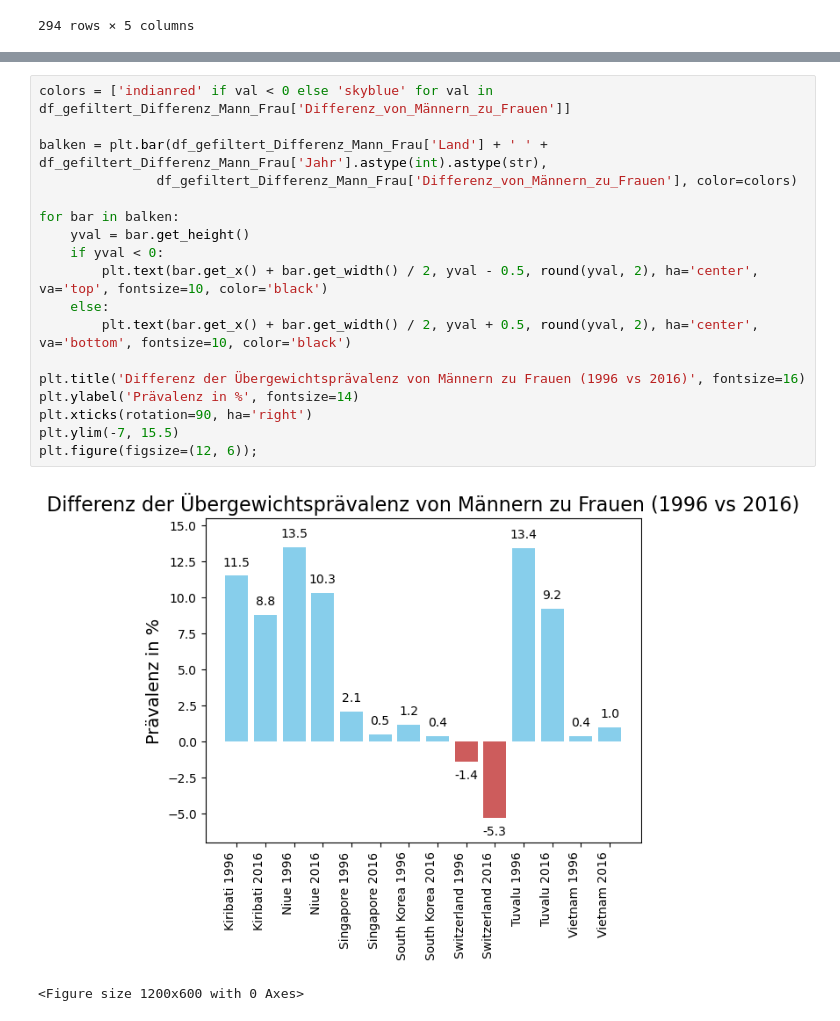
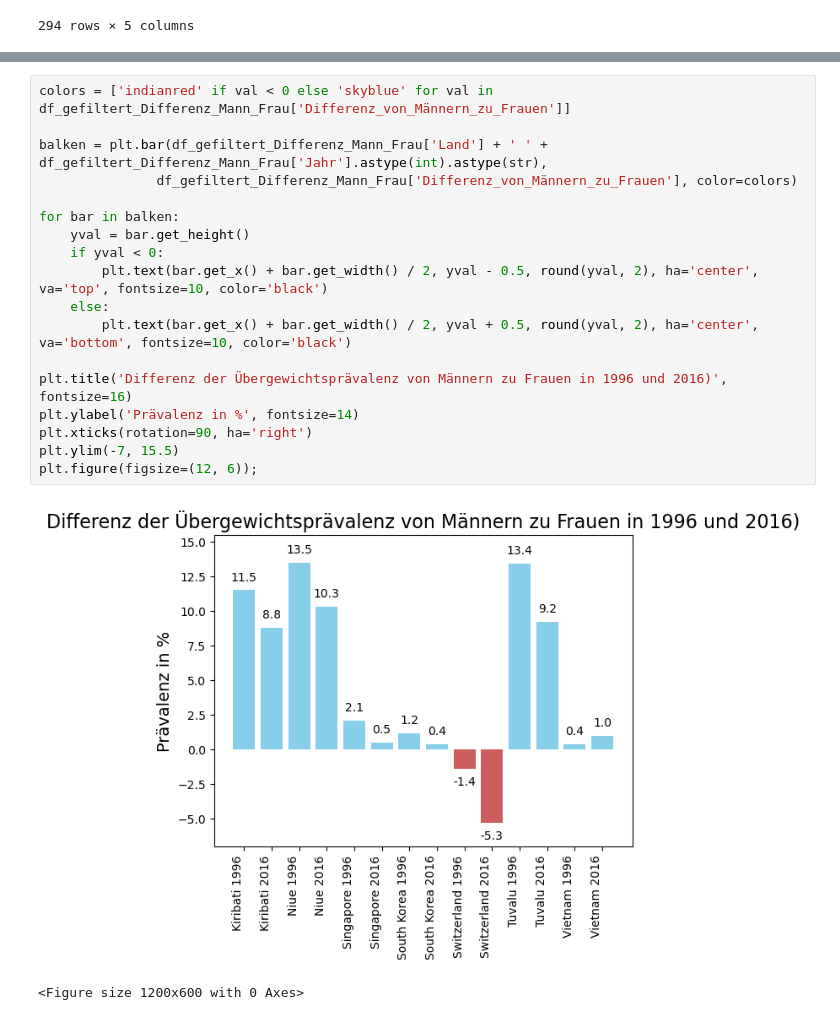
Before and after one commit to Hirnfresser/Leistungsnachweis_Phyton, a Jupyter notebook: Grundgerüst_Leistungsnachweis.ipynb, the cells around one changed output, grey strips where cells are left out. Drawn from its saved outputs; the diff is of its cells as text.

```diff
--- a/Grundgerüst_Leistungsnachweis.ipynb
+++ b/Grundgerüst_Leistungsnachweis.ipynb
@@ -1074,21 +1091,21 @@ df_gefiltert_Differenz_Mann_Frau
 # %%
 colors = ['indianred' if val < 0 else 'skyblue' for val in df_gefiltert_Differenz_Mann_Frau['Differenz_von_Männern_zu_Frauen']]
 
 balken = plt.bar(df_gefiltert_Differenz_Mann_Frau['Land'] + ' ' + df_gefiltert_Differenz_Mann_Frau['Jahr'].astype(int).astype(str),
                df_gefiltert_Differenz_Mann_Frau['Differenz_von_Männern_zu_Frauen'], color=colors)
 
 for bar in balken:
     yval = bar.get_height()
     if yval < 0:
         plt.text(bar.get_x() + bar.get_width() / 2, yval - 0.5, round(yval, 2), ha='center', va='top', fontsize=10, color='black')
     else:
         plt.text(bar.get_x() + bar.get_width() / 2, yval + 0.5, round(yval, 2), ha='center', va='bottom', fontsize=10, color='black')
 
-plt.title('Differenz der Übergewichtsprävalenz von Männern zu Frauen (1996 vs 2016)', fontsize=16)
+plt.title('Differenz der Übergewichtsprävalenz von Männern zu Frauen in 1996 und 2016)', fontsize=16)
 plt.ylabel('Prävalenz in %', fontsize=14)
 plt.xticks(rotation=90, ha='right')
 plt.ylim(-7, 15.5)
 plt.figure(figsize=(12, 6));
 # %% [output]
-[figure, old version]
+[figure, new version]
 <Figure size 1200x600 with 0 Axes>
```
Also changed, not shown: parts of 26 cells of this notebook.
